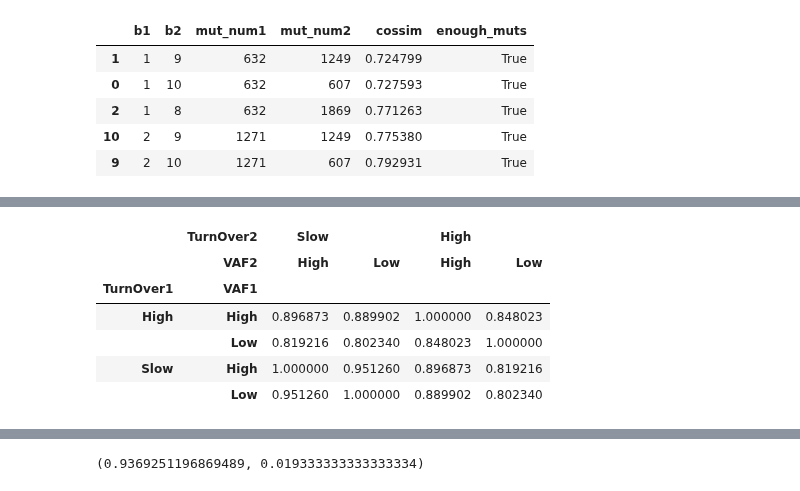
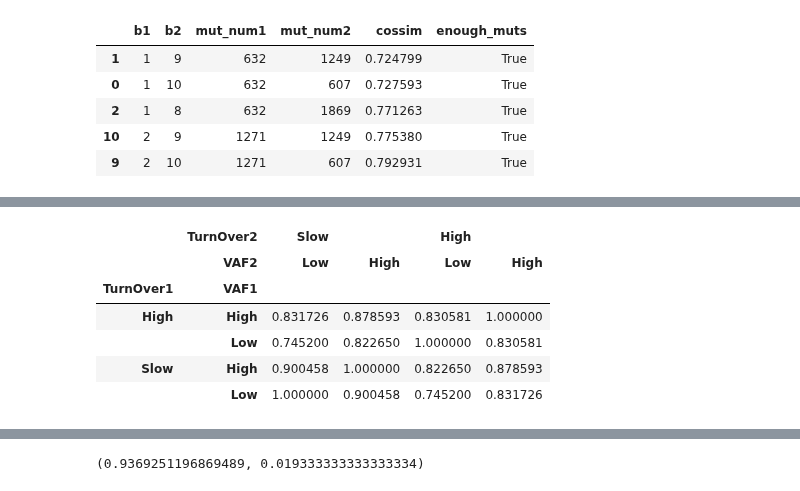
Before and after one commit to mitoclub/mtdnaMutSpecOfCancers, a Jupyter notebook: notebooks/mutspec.ipynb, the cells around one changed output, grey strips where cells are left out. Saved outputs shown, nothing was run; the diff lists cells and outputs as text; code cells hidden in the pictures.

Commit message:
cossimExDloopSign done

```diff
--- a/notebooks/mutspec.ipynb
+++ b/notebooks/mutspec.ipynb
@@ -562,7 +613,11 @@ pair[pair.enough_muts].head(15)
 | 237 | 2 | 6 | 2 | 7 | 540 | 255 | 0.865253 | ... |
 | 38 | 1 | 6 | 6 | 7 | 750 | 255 | 0.869162 | ... |
 # %%
+MutExDloop["OutTurnOver"] = None
+MutExDloop["OutVAF"] = None
 MutExDloop.loc[(MutExDloop.DummyTurnOver <= 1), "OutTurnOver"] = "Slow"
-MutExDloop.loc[(MutExDloop.DummyTurnOver >= 5), "OutTurnOver"] = "High"
+MutExDloop.loc[(MutExDloop.DummyTurnOver >= 4), "OutTurnOver"] = "High"
 MutExDloop.loc[(MutExDloop.DummyVAF <= 2), "OutVAF"] = "Low"
-MutExDloop.loc[(MutExDloop.DummyVAF >= 7), "OutVAF"] = "High"
+MutExDloop.loc[(MutExDloop.DummyVAF >= 9), "OutVAF"] = "High"
+
+MutExDloop.groupby(["OutTurnOver", "OutVAF"]).Mut.count()
@@ -630,10 +657,12 @@ df
 # %%
-df.pivot(["TurnOver1", "VAF1"], ["TurnOver2", "VAF2"], "cossim")
+df = pd.DataFrame(data).sort_values("TurnOver1 VAF1 TurnOver2 VAF2".split(), ascending=[False, False, False, False])
+sim_matrix = df.pivot(["TurnOver1", "VAF1"], ["TurnOver2", "VAF2"], "cossim")
+sim_matrix
 # %% [output]
 |  | TurnOver2 | Slow |  | High |  |
-|  | VAF2 | High | Low | High | Low |
+|  | VAF2 | Low | High | Low | High |
 | TurnOver1 | VAF1 |  |  |  |  |
-| High | High | 0.896873 | 0.889902 | 1.000000 | 0.848023 |
-|  | Low | 0.819216 | 0.802340 | 0.848023 | 1.000000 |
-| Slow | High | 1.000000 | 0.951260 | 0.896873 | 0.819216 |
-|  | Low | 0.951260 | 1.000000 | 0.889902 | 0.802340 |
+| High | High | 0.831726 | 0.878593 | 0.830581 | 1.000000 |
+|  | Low | 0.745200 | 0.822650 | 1.000000 | 0.830581 |
+| Slow | High | 0.900458 | 1.000000 | 0.822650 | 0.878593 |
+|  | Low | 1.000000 | 0.900458 | 0.745200 | 0.831726 |
```
Also changed, not shown: parts of 13 cells of this notebook.
